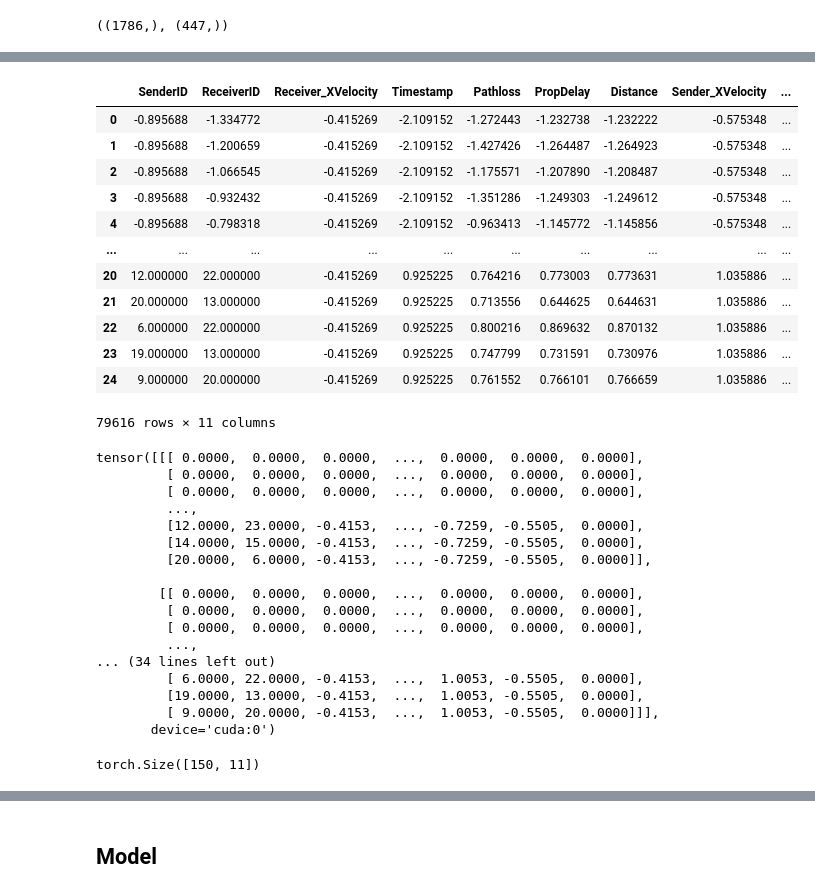
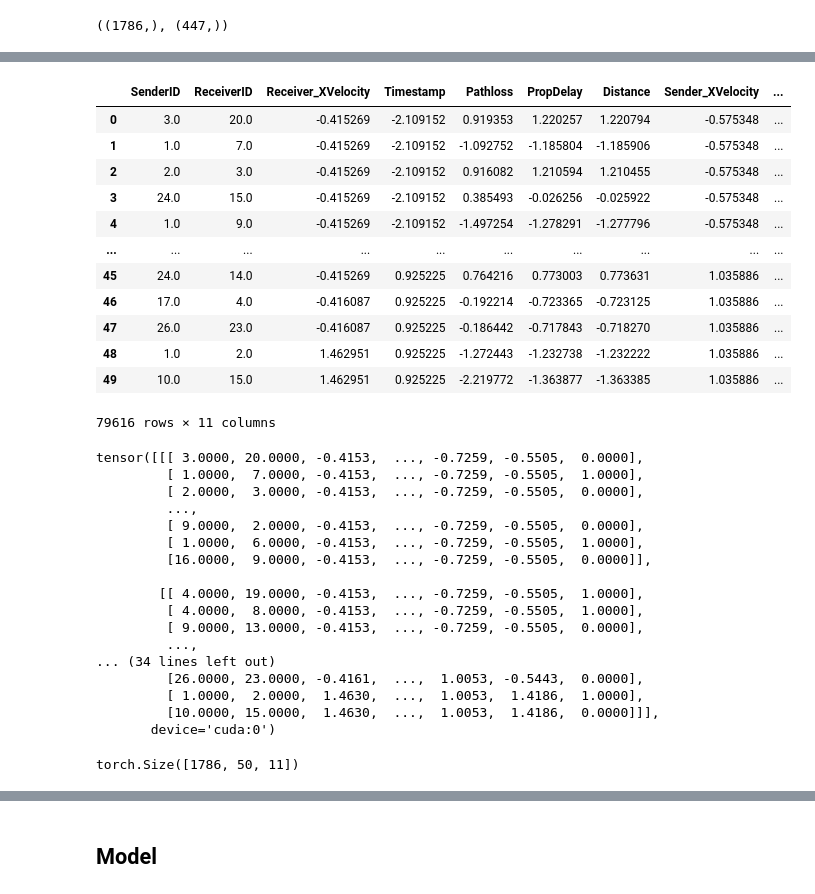
Before and after one commit to Linoh12/LearningLSTM, a Jupyter notebook: LSTM_Lincoln.ipynb, the cells around one changed output, grey strips where cells are left out. Cells and saved outputs as stored; diff of their text form; code cells hidden in the pictures.

Commit message:
Padded input, working model

```diff
--- a/LSTM_Lincoln.ipynb
+++ b/LSTM_Lincoln.ipynb
@@ -58,3 +58,9 @@ data
 | 49998 | 14 | 20 | -5.000000e-08 | 81.240209 | 90.0503 | 1.039000e-06 | 311.579745 | -4.959106e-01 | ... |
 | 49999 | 14 | 21 | -5.000000e-08 | 81.240209 | 89.8821 | 1.019000e-06 | 305.603640 | -4.959106e-01 | ... |
 50000 rows × 10 columns
+# %%
+# Applying Standard Scalar to normalize data
+ID_features = ['SenderID','ReceiverID']
+scaled_data = pd.DataFrame(StandardScaler().fit_transform(data.drop(ID_features,axis=1)), columns=data.drop(ID_features,axis=1).columns)
+scaled_data = pd.concat((data[ID_features], scaled_data), axis=1)
+scaled_data
@@ -81,7 +101,7 @@ pairs
  {6, 7},
  ...]
 # %%
-IDs = np.arange(1,27)
+IDs = np.unique(scaled_data[['SenderID', 'ReceiverID']])
 possible_pairs = []
 for i,v in enumerate(IDs):
   temp = list(IDs)
@@ -140,7 +160,9 @@ def make_negatives(possible_pairs, data, random_state, negative_only = True):
     return copy
 
   else:
-    results = pd.concat((data, copy), axis=1)
+    results = pd.concat((data.copy(deep=True), copy), axis=0).values.tolist()
+    rng.shuffle(results)
+    results = pd.DataFrame(results, columns = data.columns)
     return results
 # %% [markdown]
 # Model Building
@@ -152,7 +174,3 @@ print(device)
 cuda
 # %% [markdown]
 ## Data Prep
-# %%
-# Applying Standard Scalar to normalize data
-scaled_data =pd.DataFrame(StandardScaler().fit_transform(data), columns=data.columns)
-scaled_data
@@ -209,22 +213,23 @@ See the caveats in the documentation: https://pandas.pydata.org/pandas-docs/stab
 39808 rows × 11 columns
 # %%
+new_timestamp_train_data = pd.DataFrame([], columns= timestamp_train_data.columns)
 for timestamp in train_timestamps:
   current_timestamp = timestamp_train_data[timestamp_train_data['Timestamp'] == timestamp].copy(deep=True).reset_index(drop=True)
-  timestamp_train_data = pd.concat((timestamp_train_data, make_negatives(possible_pairs, current_timestamp, random_state=42)), axis=0)
+  new_timestamp_train_data = pd.concat((new_timestamp_train_data,  make_negatives(possible_pairs, current_timestamp, random_state=42, negative_only=False)), axis=0)
 
-timestamp_train_data
+new_timestamp_train_data
 # %% [output]
 |  | SenderID | ReceiverID | Receiver_XVelocity | Timestamp | Pathloss | PropDelay | Distance | Sender_XVelocity | ... |
-| 0 | -0.895688 | -1.334772 | -0.415269 | -2.109152 | -1.272443 | -1.232738 | -1.232222 | -0.575348 | ... |
-| 1 | -0.895688 | -1.200659 | -0.415269 | -2.109152 | -1.427426 | -1.264487 | -1.264923 | -0.575348 | ... |
-| 2 | -0.895688 | -1.066545 | -0.415269 | -2.109152 | -1.175571 | -1.207890 | -1.208487 | -0.575348 | ... |
-| 3 | -0.895688 | -0.932432 | -0.415269 | -2.109152 | -1.351286 | -1.249303 | -1.249612 | -0.575348 | ... |
-| 4 | -0.895688 | -0.798318 | -0.415269 | -2.109152 | -0.963413 | -1.145772 | -1.145856 | -0.575348 | ... |
+| 0 | 3.0 | 20.0 | -0.415269 | -2.109152 | 0.919353 | 1.220257 | 1.220794 | -0.575348 | ... |
+| 1 | 1.0 | 7.0 | -0.415269 | -2.109152 | -1.092752 | -1.185804 | -1.185906 | -0.575348 | ... |
+| 2 | 2.0 | 3.0 | -0.415269 | -2.109152 | 0.916082 | 1.210594 | 1.210455 | -0.575348 | ... |
+| 3 | 24.0 | 15.0 | -0.415269 | -2.109152 | 0.385493 | -0.026256 | -0.025922 | -0.575348 | ... |
+| 4 | 1.0 | 9.0 | -0.415269 | -2.109152 | -1.497254 | -1.278291 | -1.277796 | -0.575348 | ... |
 | ... | ... | ... | ... | ... | ... | ... | ... | ... | ... |
-| 20 | 12.000000 | 22.000000 | -0.415269 | 0.925225 | 0.764216 | 0.773003 | 0.773631 | 1.035886 | ... |
-| 21 | 20.000000 | 13.000000 | -0.415269 | 0.925225 | 0.713556 | 0.644625 | 0.644631 | 1.035886 | ... |
-| 22 | 6.000000 | 22.000000 | -0.415269 | 0.925225 | 0.800216 | 0.869632 | 0.870132 | 1.035886 | ... |
-| 23 | 19.000000 | 13.000000 | -0.415269 | 0.925225 | 0.747799 | 0.731591 | 0.730976 | 1.035886 | ... |
-| 24 | 9.000000 | 20.000000 | -0.415269 | 0.925225 | 0.761552 | 0.766101 | 0.766659 | 1.035886 | ... |
+| 45 | 24.0 | 14.0 | -0.415269 | 0.925225 | 0.764216 | 0.773003 | 0.773631 | 1.035886 | ... |
+| 46 | 17.0 | 4.0 | -0.416087 | 0.925225 | -0.192214 | -0.723365 | -0.723125 | 1.035886 | ... |
+| 47 | 26.0 | 23.0 | -0.416087 | 0.925225 | -0.186442 | -0.717843 | -0.718270 | 1.035886 | ... |
+| 48 | 1.0 | 2.0 | 1.462951 | 0.925225 | -1.272443 | -1.232738 | -1.232222 | 1.035886 | ... |
+| 49 | 10.0 | 15.0 | 1.462951 | 0.925225 | -2.219772 | -1.363877 | -1.363385 | 1.035886 | ... |
 79616 rows × 11 columns
 # %%
@@ -241,9 +247,9 @@ train_data_seq = None
 flag = True
 # Seperating the data according to the timestamp
 for timestamp in train_timestamps:
-  current = timestamp_train_data[timestamp_train_data['Timestamp'] == timestamp].values.tolist()
+  current = new_timestamp_train_data[new_timestamp_train_data['Timestamp'] == timestamp].values.tolist()
   current = torch.Tensor(current).unsqueeze(dim=0)
-  current = pad_input(current, input_size)
+  current = pad_input(current, size)
   current = torch.Tensor(current).to(device)
 
   if flag:
@@ -255,20 +261,20 @@ for timestamp in train_timestamps:
 
 train_data_seq
 # %% [output]
-tensor([[[ 0.0000,  0.0000,  0.0000,  ...,  0.0000,  0.0000,  0.0000],
-         [ 0.0000,  0.0000,  0.0000,  ...,  0.0000,  0.0000,  0.0000],
-         [ 0.0000,  0.0000,  0.0000,  ...,  0.0000,  0.0000,  0.0000],
+tensor([[[ 3.0000, 20.0000, -0.4153,  ..., -0.7259, -0.5505,  0.0000],
+         [ 1.0000,  7.0000, -0.4153,  ..., -0.7259, -0.5505,  1.0000],
+         [ 2.0000,  3.0000, -0.4153,  ..., -0.7259, -0.5505,  0.0000],
          ...,
-         [12.0000, 23.0000, -0.4153,  ..., -0.7259, -0.5505,  0.0000],
-         [14.0000, 15.0000, -0.4153,  ..., -0.7259, -0.5505,  0.0000],
-         [20.0000,  6.0000, -0.4153,  ..., -0.7259, -0.5505,  0.0000]],
+         [ 9.0000,  2.0000, -0.4153,  ..., -0.7259, -0.5505,  0.0000],
+         [ 1.0000,  6.0000, -0.4153,  ..., -0.7259, -0.5505,  1.0000],
+         [16.0000,  9.0000, -0.4153,  ..., -0.7259, -0.5505,  0.0000]],
 
-        [[ 0.0000,  0.0000,  0.0000,  ...,  0.0000,  0.0000,  0.0000],
-         [ 0.0000,  0.0000,  0.0000,  ...,  0.0000,  0.0000,  0.0000],
-         [ 0.0000,  0.0000,  0.0000,  ...,  0.0000,  0.0000,  0.0000],
+        [[ 4.0000, 19.0000, -0.4153,  ..., -0.7259, -0.5505,  1.0000],
+         [ 4.0000,  8.0000, -0.4153,  ..., -0.7259, -0.5505,  1.0000],
+         [ 9.0000, 13.0000, -0.4153,  ..., -0.7259, -0.5505,  0.0000],
          ...,
 ... (34 lines left out)
-         [ 6.0000, 22.0000, -0.4153,  ...,  1.0053, -0.5505,  0.0000],
-         [19.0000, 13.0000, -0.4153,  ...,  1.0053, -0.5505,  0.0000],
-         [ 9.0000, 20.0000, -0.4153,  ...,  1.0053, -0.5505,  0.0000]]],
+         [26.0000, 23.0000, -0.4161,  ...,  1.0053, -0.5443,  0.0000],
+         [ 1.0000,  2.0000,  1.4630,  ...,  1.0053,  1.4186,  1.0000],
+         [10.0000, 15.0000,  1.4630,  ...,  1.0053,  1.4186,  0.0000]]],
        device='cuda:0')
@@ -288,7 +281,7 @@ tensor([[[ 0.0000,  0.0000,  0.0000,  ...,  0.0000,  0.0000,  0.0000],
 # %%
-train_data_seq[0].shape
+train_data_seq.shape
 # %% [output]
-torch.Size([150, 11])
+torch.Size([1786, 50, 11])
 # %%
 timestamp_test_data = scaled_data[np.isin(scaled_data['Timestamp'], test_timestamps)]
 timestamp_test_data['present'] = 1
```
Also changed, not shown: parts of 20 cells of this notebook.
